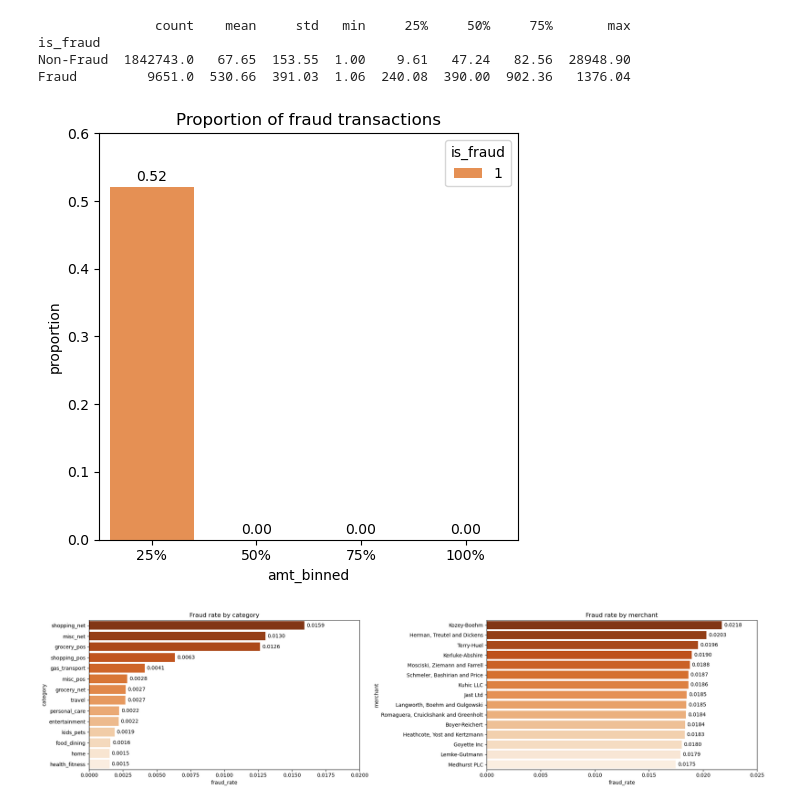
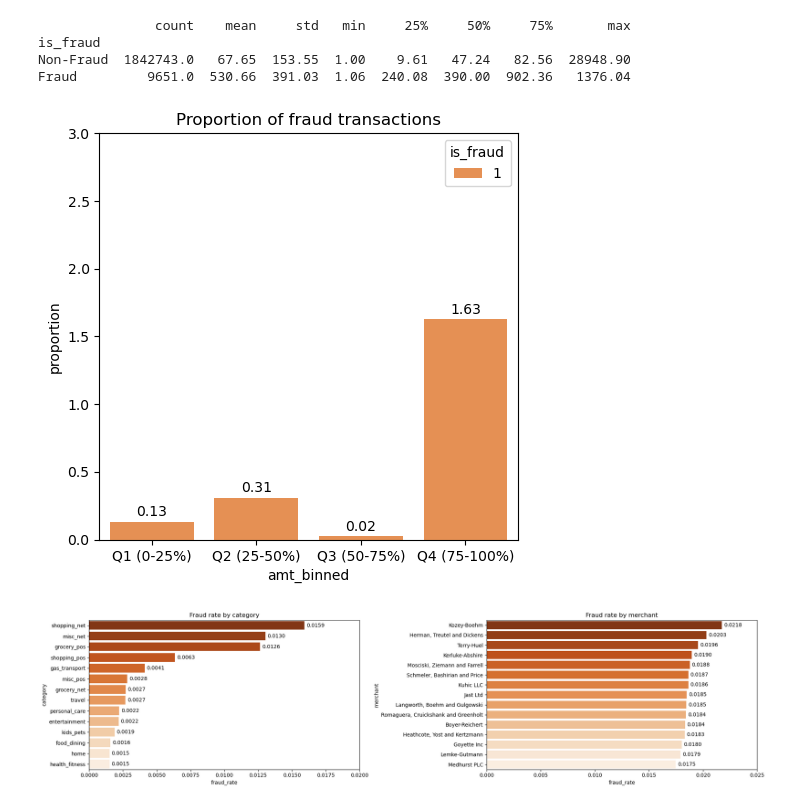
Before and after one commit to 0xsquawk/fraud-detection, a Jupyter notebook: fraud_analytics.ipynb, the cells around one changed output. Cells and saved outputs as stored; diff of their text form; code cells hidden in the pictures.

```diff
--- a/fraud_analytics.ipynb
+++ b/fraud_analytics.ipynb
@@ -37,6 +37,10 @@ Test set shape: (555719, 23)
 ## Data Preprocessing
 # %%
 # Merge the two dataframes for preprocessing & feature scaling
+# We merge for convenience of shared preprocessing / feature engineering, but we keep `source` so we can recover that original time-respecting split later instead of doing a random train_test_split,
+# which would leak future information into training via the rolling/velocity features built below.
+df_train['source'] = 'train'
+df_test['source'] = 'test'
 df = pd.concat([df_train, df_test], axis=0, ignore_index=True)
 # %%
 df.head()
@@ -233,23 +237,25 @@ Fraud         9651.0  530.66  391.03  1.06  240.08  390.00  902.36   1376.04
 # %%
 # Comparing fraud rate across transaction groups
 # Binning amount by range and finding the proportion of fraud transactions in each group
-bins = np.linspace(df['amt'].min(), df['amt'].max(), 5)
-group_names = ["25%", "50%", "75%", "100%"]
-df['amt_binned'] = pd.cut(df['amt'], bins, labels=group_names, include_lowest=True)
+df['amt_binned'] = pd.qcut(
+    df['amt'], q=4,
+    labels=["Q1 (0-25%)", "Q2 (25-50%)", "Q3 (50-75%)", "Q4 (75-100%)"],
+    duplicates='drop'
+)
 
 fraud_prop = (df.groupby('amt_binned')['is_fraud'].value_counts(normalize=True) * 100).reset_index().query("is_fraud == 1")
 
 # Plotting it using a bar plot
 plt.figure(figsize=(5,5))
 ax = sns.barplot(data=fraud_prop, x='amt_binned', y='proportion', hue='is_fraud', palette='Oranges')
 plt.title("Proportion of fraud transactions")
-ax.set_ylim(0, 0.6)
+ax.set_ylim(0, 3)
 for container in ax.containers:
     ax.bar_label(container, fmt='%.2f', padding=2)
 plt.tight_layout()
 plt.show()
 # %% [output]
-[figure, old version]
+[figure, new version]
 # %%
 # Calculate fraud rate by category
 fraud_rate_cat = df.groupby(['category'])['is_fraud'].sum().reset_index()
```
Also changed, not shown: parts of 18 cells of this notebook, 1 other file.
